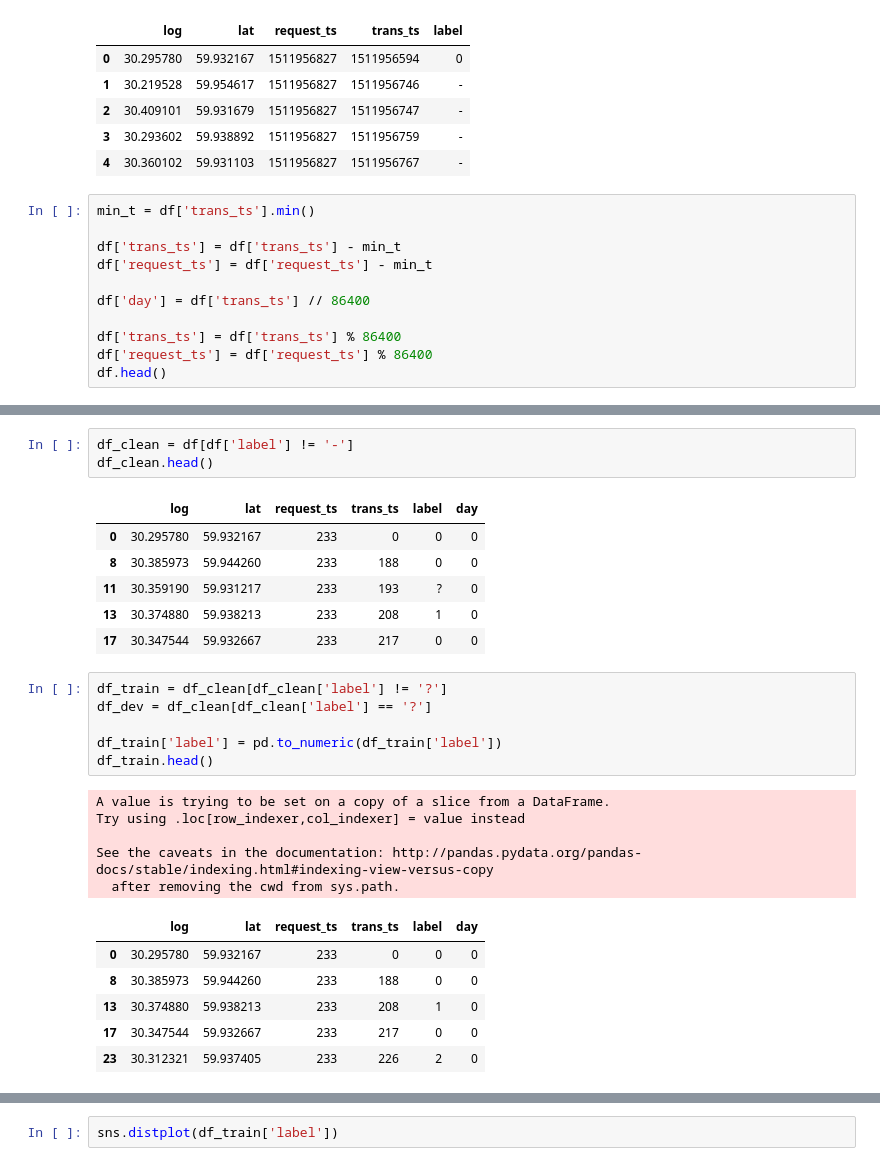
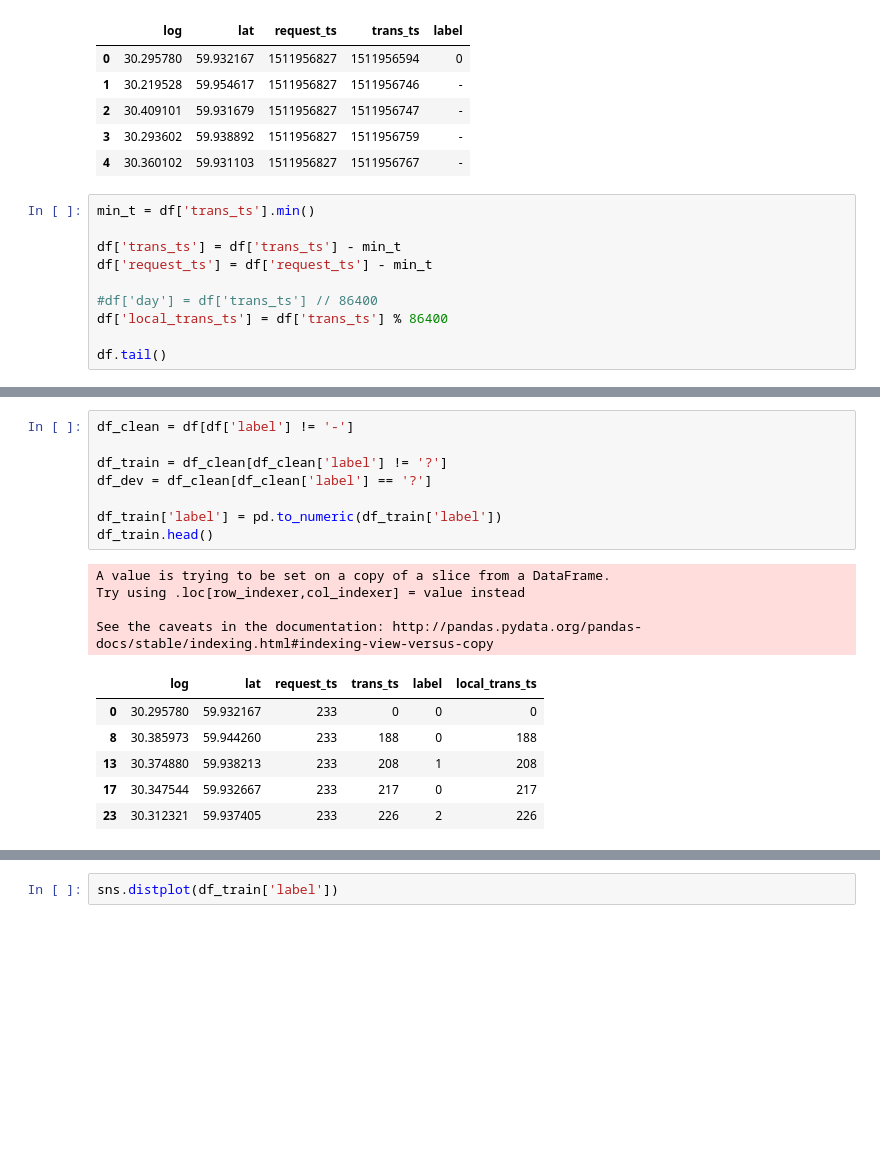
Before and after one commit to Andre6o6/pm_ml_task, a Jupyter notebook: transport/Untitled.ipynb, the cells around one changed output, grey strips where cells are left out. Drawn from its saved outputs; the diff is of its cells as text; blank space fills up the shorter version.

```diff
--- a/transport/Untitled.ipynb
+++ b/transport/Untitled.ipynb
@@ -25,9 +32,8 @@ min_t = df['trans_ts'].min()
 df['trans_ts'] = df['trans_ts'] - min_t
 df['request_ts'] = df['request_ts'] - min_t
 
-df['day'] = df['trans_ts'] // 86400
+#df['day'] = df['trans_ts'] // 86400
+df['local_trans_ts'] = df['trans_ts'] % 86400
 
-df['trans_ts'] = df['trans_ts'] % 86400
-df['request_ts'] = df['request_ts'] % 86400
-df.head()
+df.tail()
 # %% [output]
@@ -67,28 +46,19 @@ plt.show()
 # %%
 df_clean = df[df['label'] != '-']
-df_clean.head()
+
+df_train = df_clean[df_clean['label'] != '?']
+df_dev = df_clean[df_clean['label'] == '?']
+
+df_train['label'] = pd.to_numeric(df_train['label'])
+df_train.head()
 # %% [output]
+A value is trying to be set on a copy of a slice from a DataFrame.
+Try using .loc[row_indexer,col_indexer] = value instead
+
+See the caveats in the documentation: http://pandas.pydata.org/pandas-docs/stable/indexing.html#indexing-view-versus-copy
-|  | log | lat | request_ts | trans_ts | label | day |
+|  | log | lat | request_ts | trans_ts | label | local_trans_ts |
 | 0 | 30.295780 | 59.932167 | 233 | 0 | 0 | 0 |
-| 8 | 30.385973 | 59.944260 | 233 | 188 | 0 | 0 |
-| 11 | 30.359190 | 59.931217 | 233 | 193 | ? | 0 |
-| 13 | 30.374880 | 59.938213 | 233 | 208 | 1 | 0 |
-| 17 | 30.347544 | 59.932667 | 233 | 217 | 0 | 0 |
+| 8 | 30.385973 | 59.944260 | 233 | 188 | 0 | 188 |
+| 13 | 30.374880 | 59.938213 | 233 | 208 | 1 | 208 |
+| 17 | 30.347544 | 59.932667 | 233 | 217 | 0 | 217 |
+| 23 | 30.312321 | 59.937405 | 233 | 226 | 2 | 226 |
-# %%
-df_train = df_clean[df_clean['label'] != '?']
-df_dev = df_clean[df_clean['label'] == '?']
-
-df_train['label'] = pd.to_numeric(df_train['label'])
-df_train.head()
-# %% [output]
-A value is trying to be set on a copy of a slice from a DataFrame.
-Try using .loc[row_indexer,col_indexer] = value instead
-
-See the caveats in the documentation: http://pandas.pydata.org/pandas-docs/stable/indexing.html#indexing-view-versus-copy
-  after removing the cwd from sys.path.
-|  | log | lat | request_ts | trans_ts | label | day |
-| 0 | 30.295780 | 59.932167 | 233 | 0 | 0 | 0 |
-| 8 | 30.385973 | 59.944260 | 233 | 188 | 0 | 0 |
-| 13 | 30.374880 | 59.938213 | 233 | 208 | 1 | 0 |
-| 17 | 30.347544 | 59.932667 | 233 | 217 | 0 | 0 |
-| 23 | 30.312321 | 59.937405 | 233 | 226 | 2 | 0 |
```
Also changed, not shown: parts of 43 cells of this notebook.
